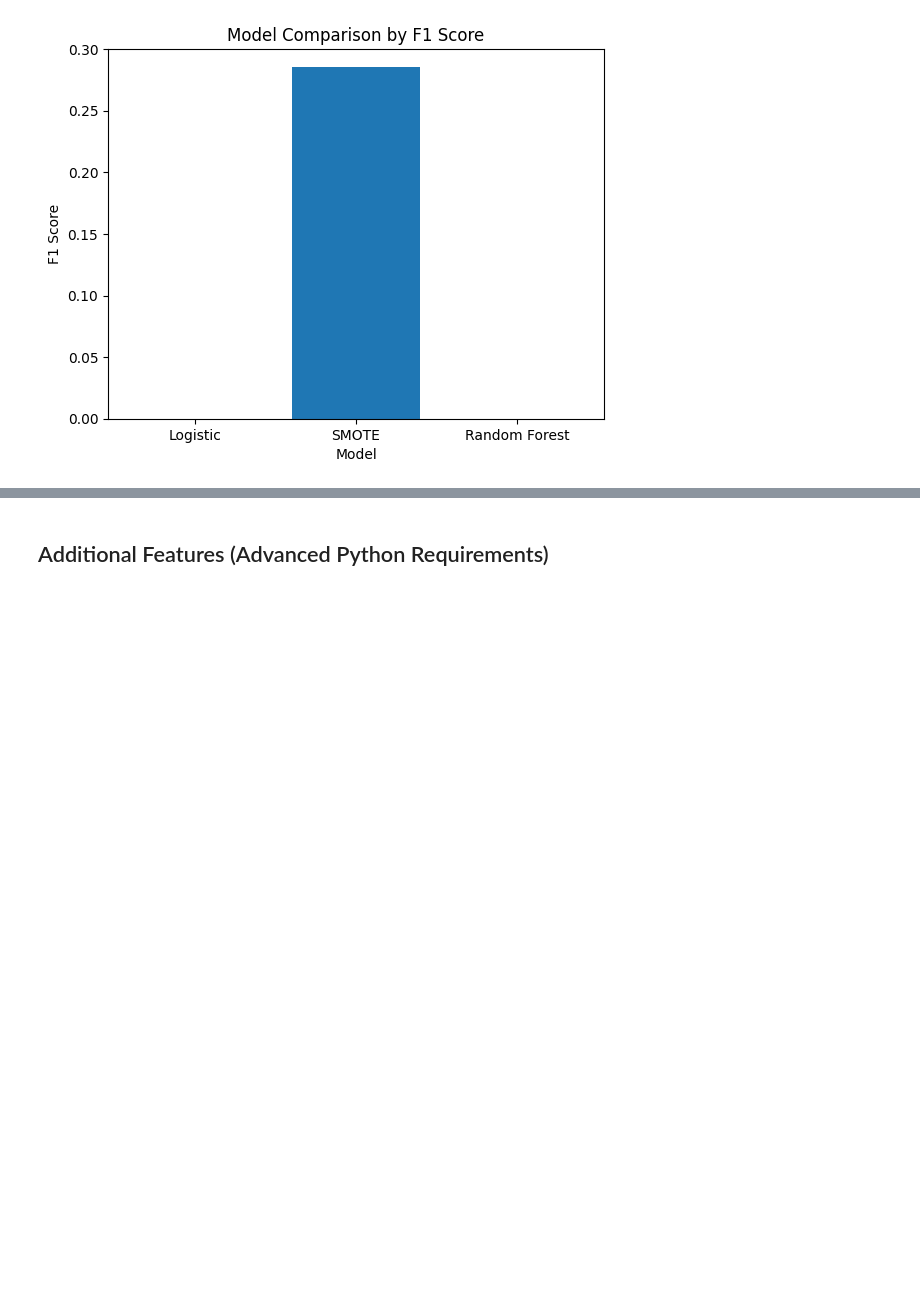
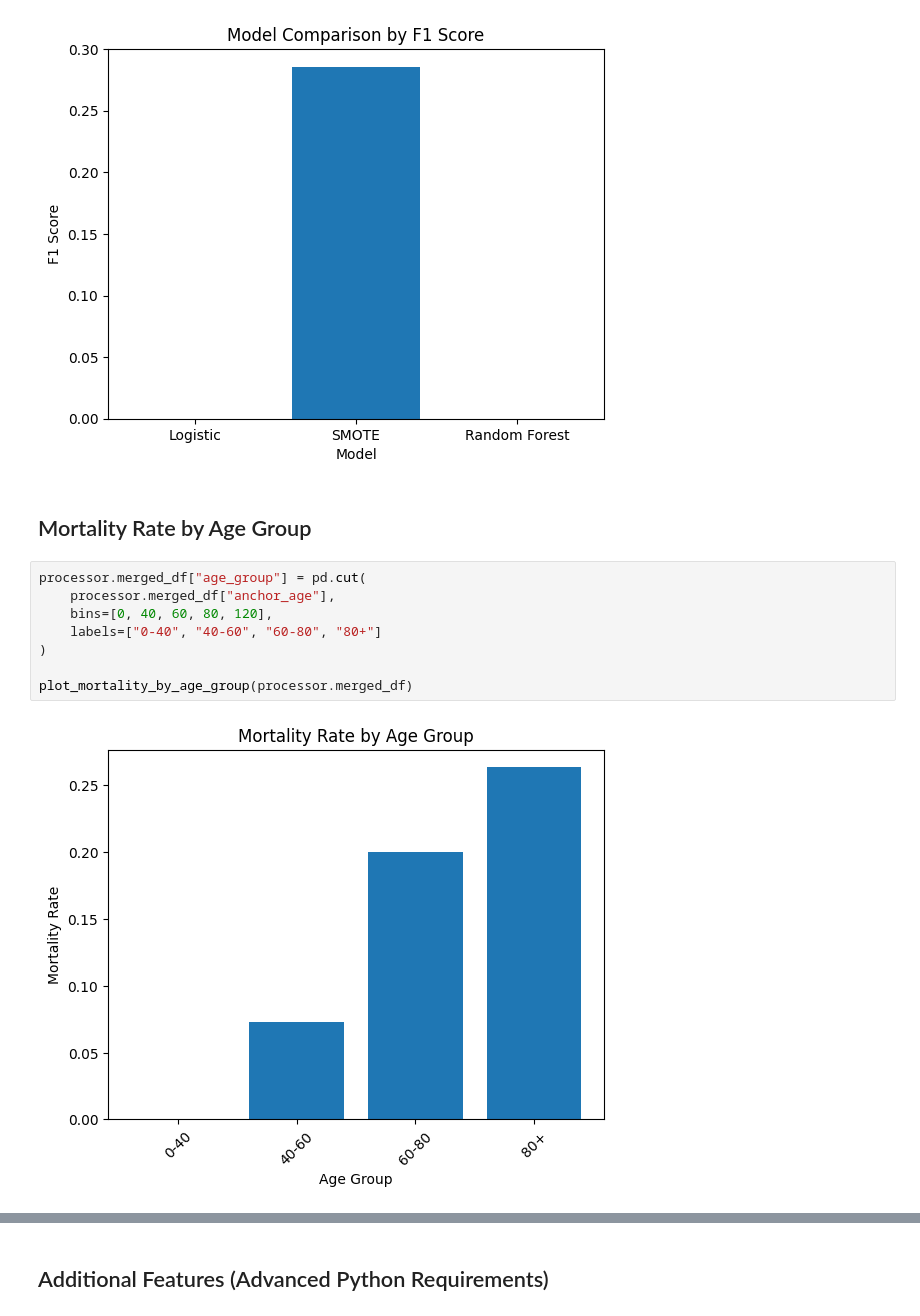
Before and after one commit to Yvvny/icu-mortality-prediction, a Jupyter notebook: main.ipynb, the cells around one changed output, grey strips where cells are left out. Drawn from its saved outputs; the diff is of its cells as text; blank space fills up the shorter version.

```diff
--- a/main.ipynb
+++ b/main.ipynb
@@ -155,3 +165,15 @@ f1_scores = {
 plot_model_f1_scores(f1_scores)
 # %% [output]
 [figure]
+# %% [markdown]
+## Mortality Rate by Age Group
+# %%
+processor.merged_df["age_group"] = pd.cut(
+    processor.merged_df["anchor_age"],
+    bins=[0, 40, 60, 80, 120],
+    labels=["0-40", "40-60", "60-80", "80+"]
+)
+
+plot_mortality_by_age_group(processor.merged_df)
+# %% [output]
+[figure, added]
```
Also changed, not shown: parts of 8 cells of this notebook, 1 other file.
